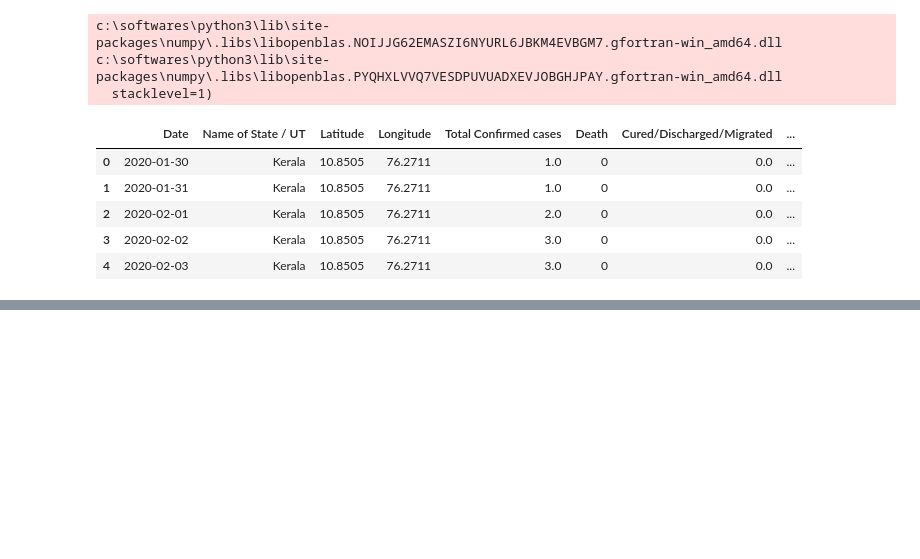
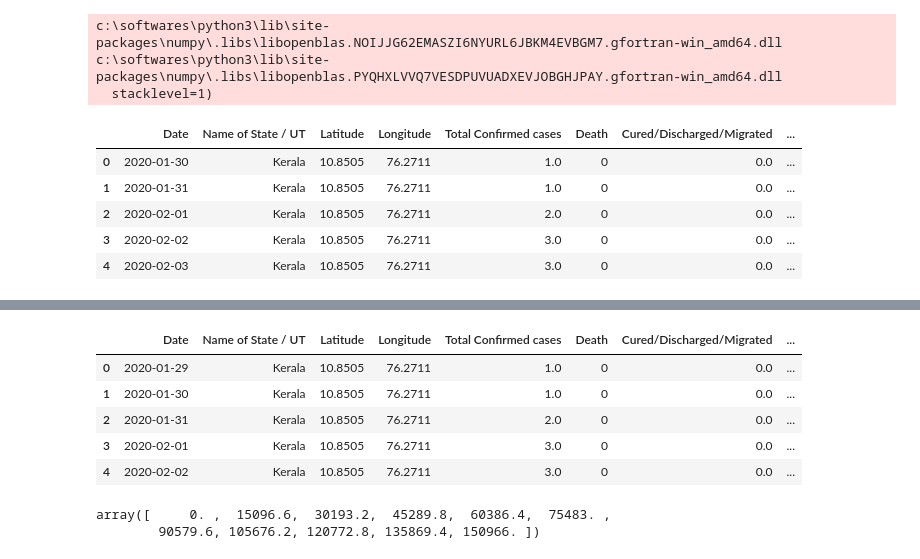
Before and after one commit to abhijeetknayak/Utilities, a Jupyter notebook: Data-Science/Country-Data/covid_analysis.ipynb, the cells around one changed output, grey strips where cells are left out. Saved outputs shown, nothing was run; the diff lists cells and outputs as text; code cells hidden in the pictures; blank space fills up the shorter version.

```diff
--- a/Data-Science/Country-Data/covid_analysis.ipynb
+++ b/Data-Science/Country-Data/covid_analysis.ipynb
@@ -37,0 +114,17 @@ india_geojson
+# %%
+df_covid['Active Cases']  = df_covid['Total Confirmed cases'] - (df_covid['Cured/Discharged/Migrated'] + df_covid['Death'].replace('0#', '0').astype(float))
+
+df_covid.head()
+# %% [output]
+|  | Date | Name of State / UT | Latitude | Longitude | Total Confirmed cases | Death | Cured/Discharged/Migrated | ... |
+| 0 | 2020-01-29 | Kerala | 10.8505 | 76.2711 | 1.0 | 0 | 0.0 | ... |
+| 1 | 2020-01-30 | Kerala | 10.8505 | 76.2711 | 1.0 | 0 | 0.0 | ... |
+| 2 | 2020-01-31 | Kerala | 10.8505 | 76.2711 | 2.0 | 0 | 0.0 | ... |
+| 3 | 2020-02-01 | Kerala | 10.8505 | 76.2711 | 3.0 | 0 | 0.0 | ... |
+| 4 | 2020-02-02 | Kerala | 10.8505 | 76.2711 | 3.0 | 0 | 0.0 | ... |
+# %%
+bins=np.linspace(min(df_covid['Active Cases']),max(df_covid['Active Cases']),11)
+bins
+# %% [output]
+array([     0. ,  15096.6,  30193.2,  45289.8,  60386.4,  75483. ,
+        90579.6, 105676.2, 120772.8, 135869.4, 150966. ])
```
Also changed, not shown: parts of 8 cells of this notebook.
